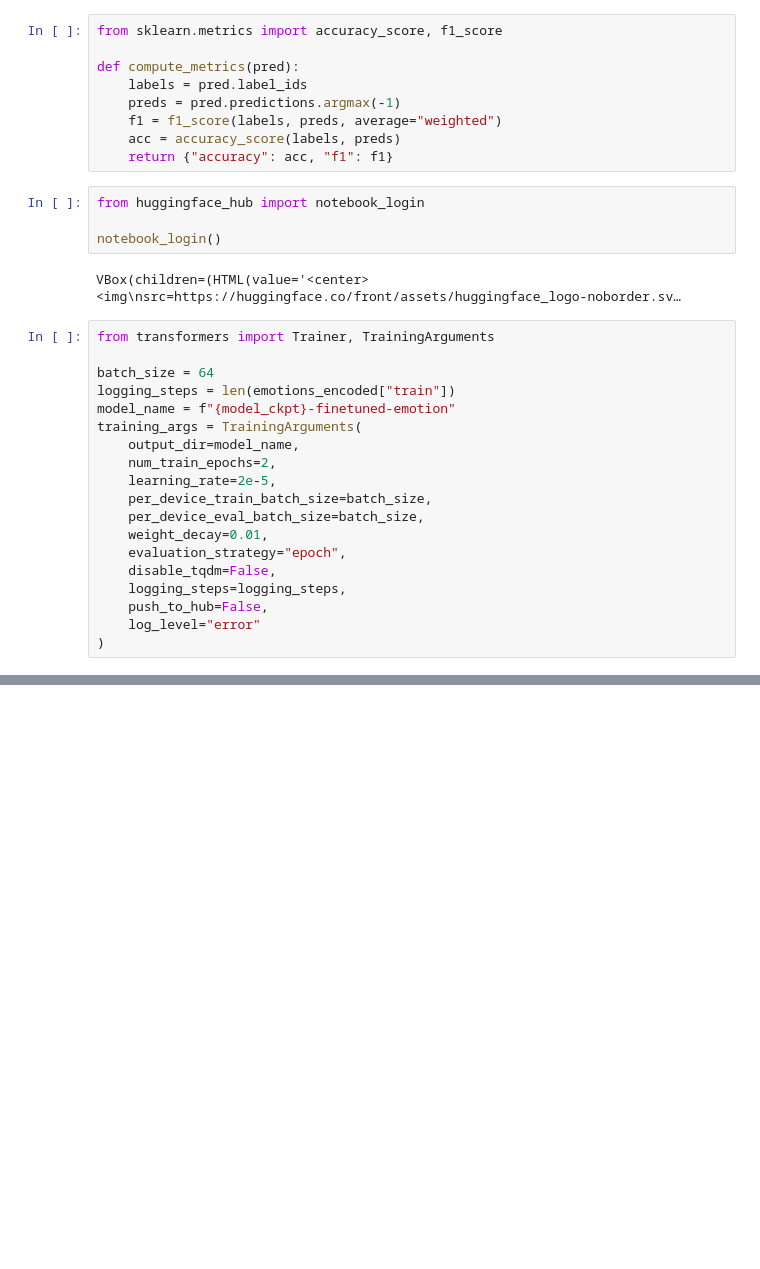
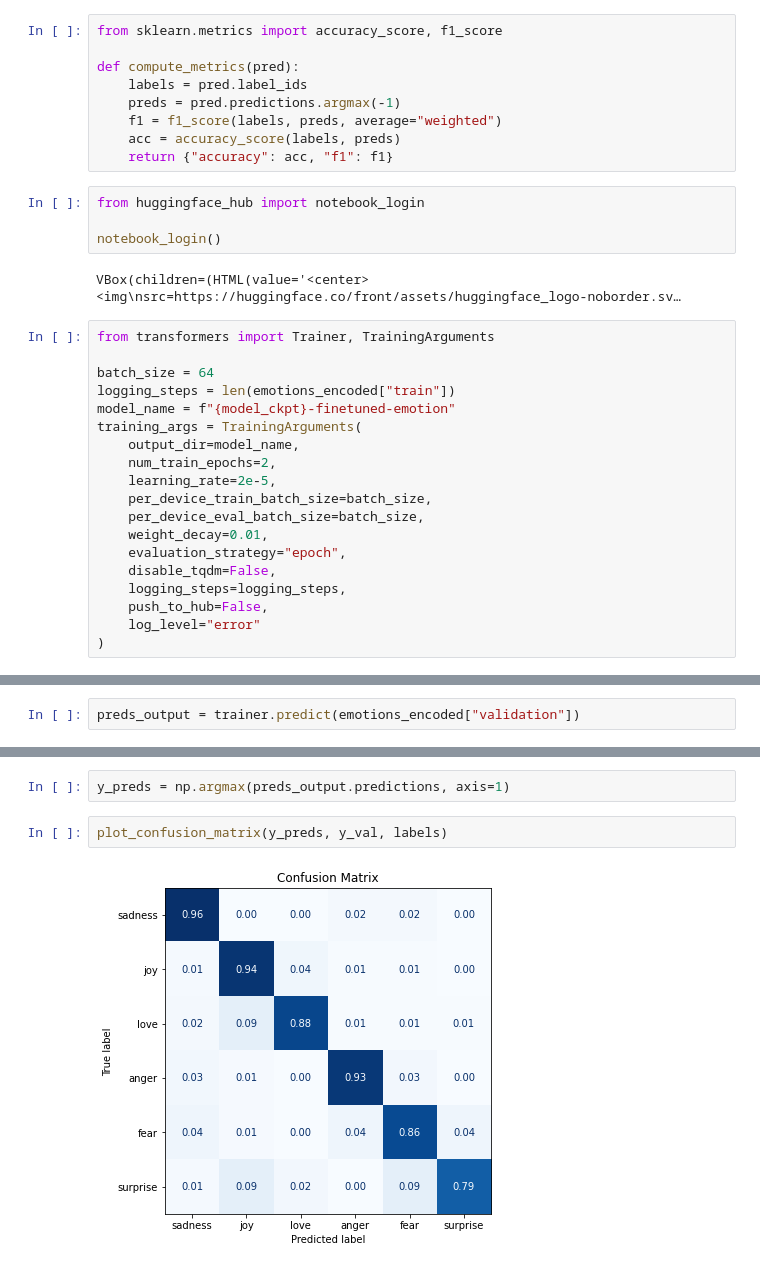
Before and after one commit to TylerKirby/transformer-playground, a Jupyter notebook: transformers-for-nlp/ch2.ipynb, the cells around one changed output, grey strips where cells are left out. Saved outputs shown, nothing was run; the diff lists cells and outputs as text; blank space fills up the shorter version.

```diff
--- a/transformers-for-nlp/ch2.ipynb
+++ b/transformers-for-nlp/ch2.ipynb
@@ -432,0 +437,2 @@ TrainOutput(global_step=500, training_loss=0.17083876037597656, metrics={'train_
+# %%
+preds_output = trainer.predict(emotions_encoded["validation"])
@@ -432,0 +450,6 @@ TrainOutput(global_step=500, training_loss=0.17083876037597656, metrics={'train_
+# %%
+y_preds = np.argmax(preds_output.predictions, axis=1)
+# %%
+plot_confusion_matrix(y_preds, y_val, labels)
+# %% [output]
+[figure, added]
```
Also changed, not shown: parts of 16 cells of this notebook.
